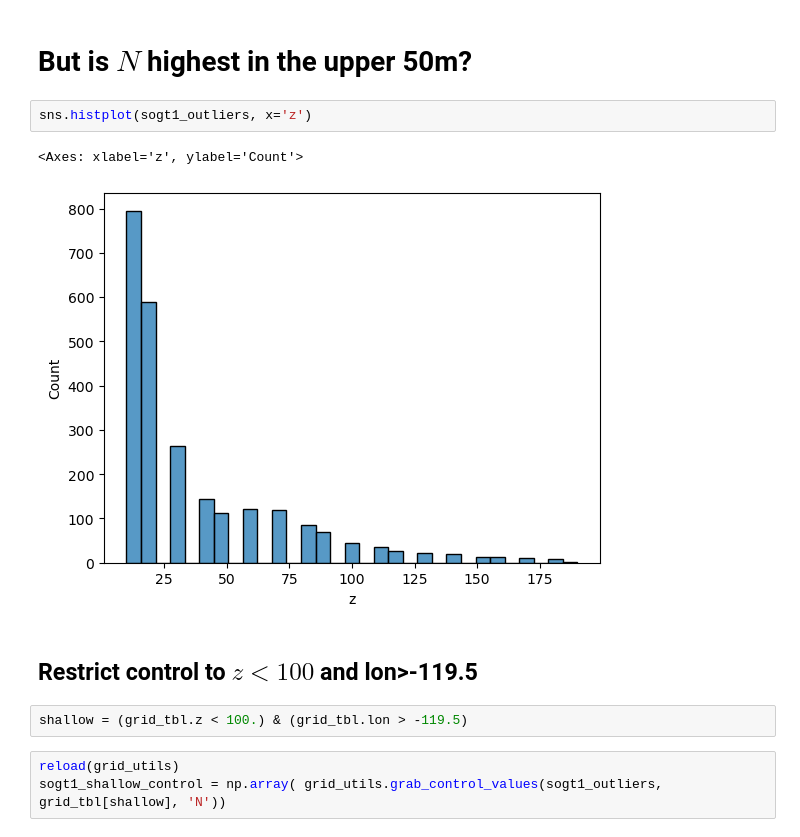
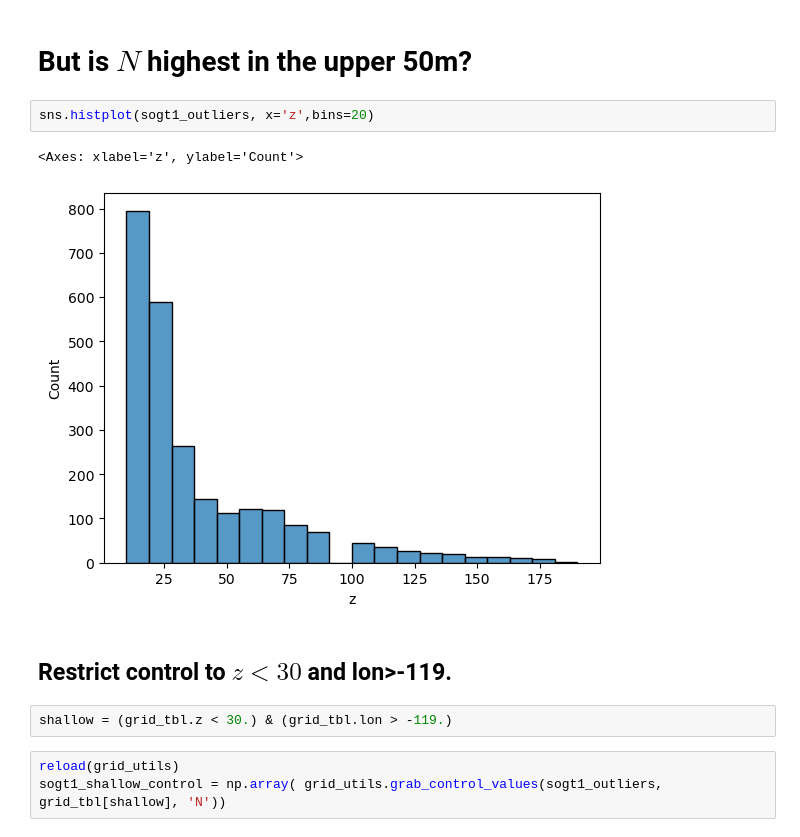
Before and after one commit to profxj/sio-sandbox, a Jupyter notebook: nb/CUGN/Buoyancy.ipynb, the cells around one changed output. Cells and saved outputs as stored; diff of their text form.

```diff
--- a/nb/CUGN/Buoyancy.ipynb
+++ b/nb/CUGN/Buoyancy.ipynb
@@ -81,14 +81,14 @@ plt.show()
 # %% [markdown]
 # But is $N$ highest in the upper 50m?
 # %%
-sns.histplot(sogt1_outliers, x='z')
+sns.histplot(sogt1_outliers, x='z',bins=20)
 # %% [output]
 <Axes: xlabel='z', ylabel='Count'>
-[figure, old version]
+[figure, new version]
 # %% [markdown]
-## Restrict control to $z<100$ and lon>-119.5
+## Restrict control to $z<30$ and lon>-119.
 # %%
-shallow = (grid_tbl.z < 100.) & (grid_tbl.lon > -119.5)
+shallow = (grid_tbl.z < 30.) & (grid_tbl.lon > -119.)
 # %%
 reload(grid_utils)
 sogt1_shallow_control = np.array( grid_utils.grab_control_values(sogt1_outliers, grid_tbl[shallow], 'N'))
```
Also changed, not shown: parts of 3 cells of this notebook.
